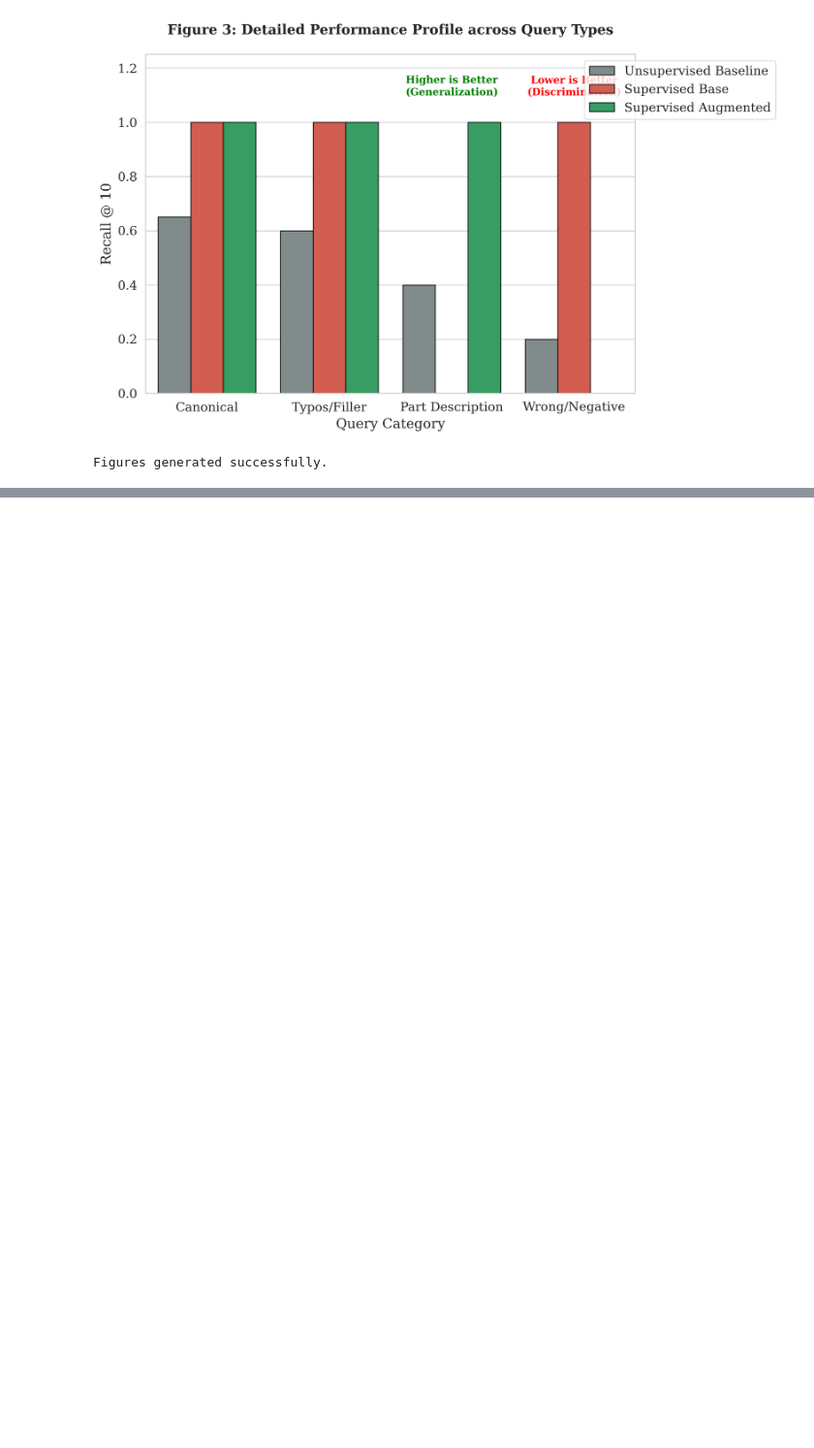
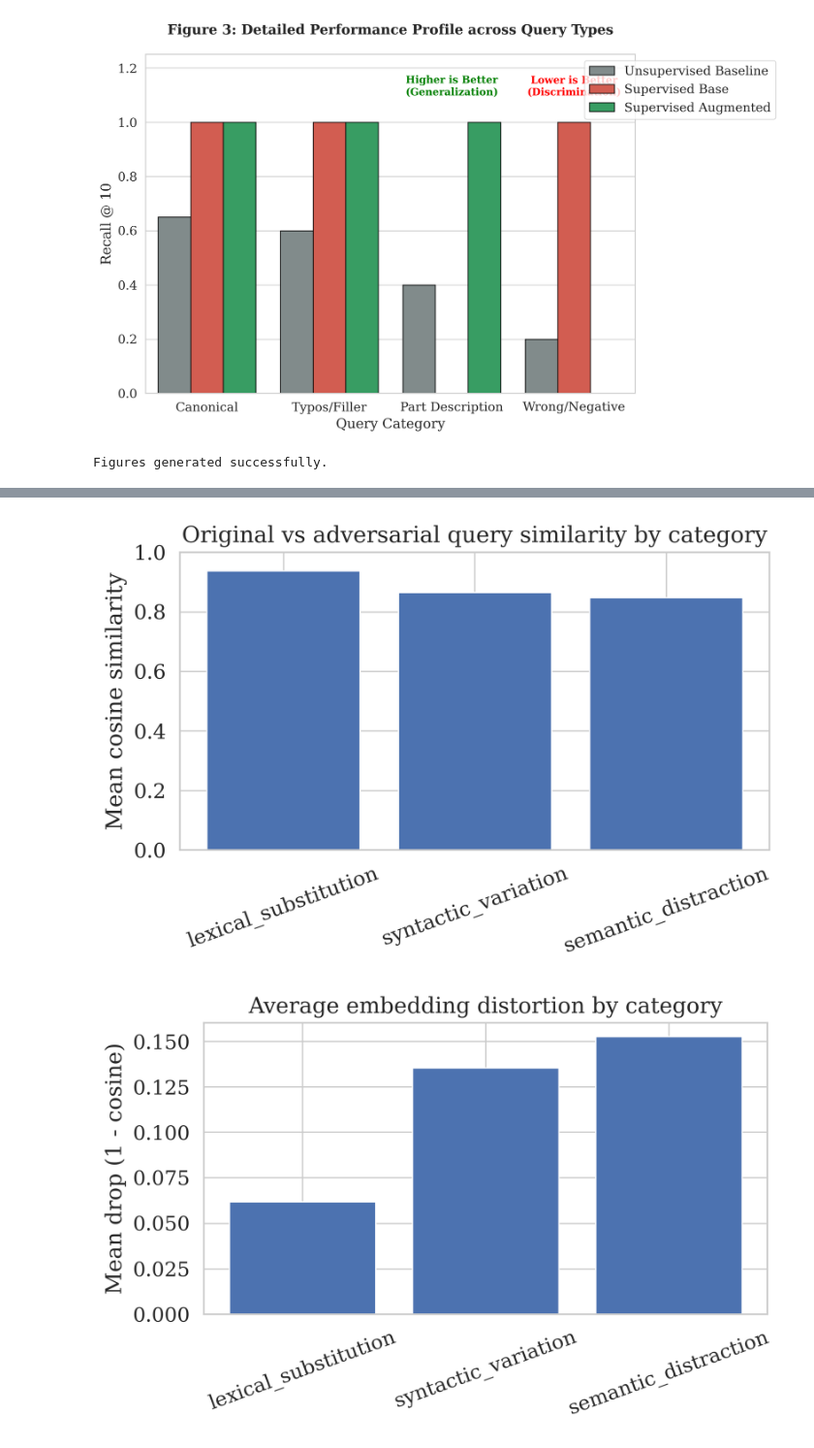
Before and after one commit to AdamRolander/3D-Asset-Retrieval, a Jupyter notebook: eval/eval.ipynb, the cells around one changed output, grey strips where cells are left out. Shown at 97% size. Saved outputs shown, nothing was run; the diff lists cells and outputs as text; code cells hidden in the pictures; blank space fills up the shorter version.

```diff
--- a/eval/eval.ipynb
+++ b/eval/eval.ipynb
@@ -1191,0 +1481,31 @@ Figures generated successfully.
+# %%
+import matplotlib.pyplot as plt
+import numpy as np
+
+categories = adv_results_df["category"].tolist()
+x = np.arange(len(categories))
+
+cos_vals = adv_results_df["mean_cosine"].values
+drop_vals = adv_results_df["mean_drop"].values
+
+# Mean cosine similarity
+plt.figure(figsize=(6, 4))
+plt.bar(x, cos_vals)
+plt.xticks(x, categories, rotation=20)
+plt.ylabel("Mean cosine similarity")
+plt.title("Original vs adversarial query similarity by category")
+plt.ylim(0, 1.0)
+plt.tight_layout()
+plt.show()
+
+# Mean drop (1 - cosine)
+plt.figure(figsize=(6, 4))
+plt.bar(x, drop_vals)
+plt.xticks(x, categories, rotation=20)
+plt.ylabel("Mean drop (1 - cosine)")
+plt.title("Average embedding distortion by category")
+plt.tight_layout()
+plt.show()
+# %% [output]
+[figure, added]
+[figure, added]
```
Also changed, not shown: parts of 7 cells of this notebook, 2 other files.
